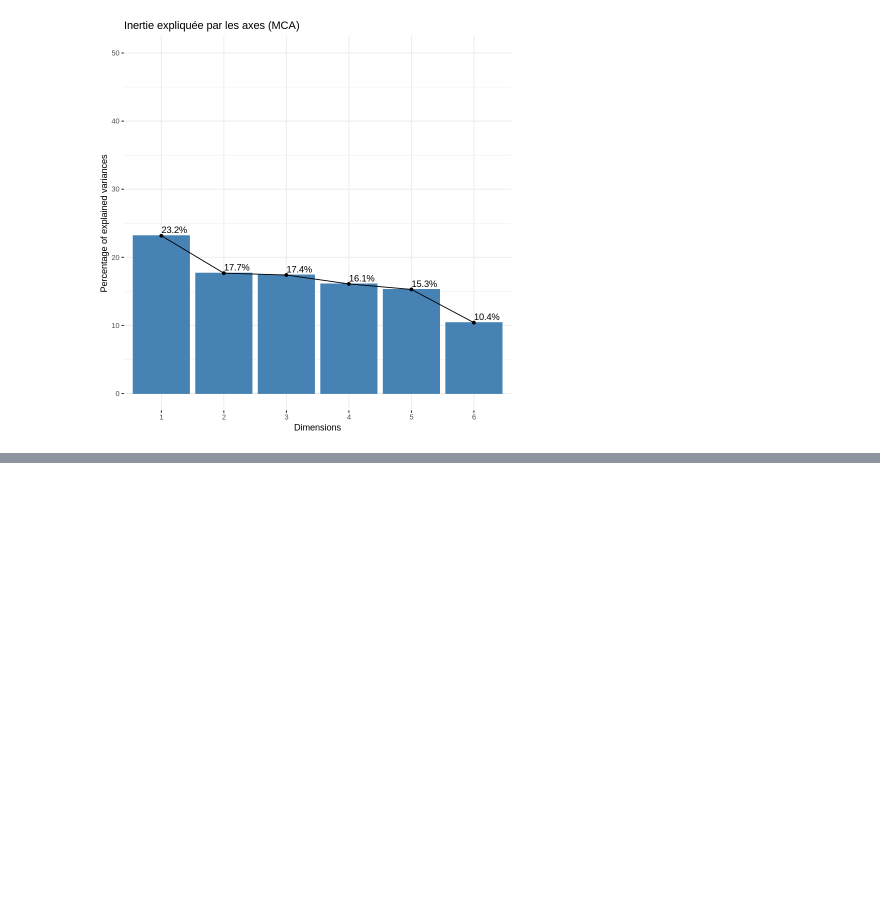
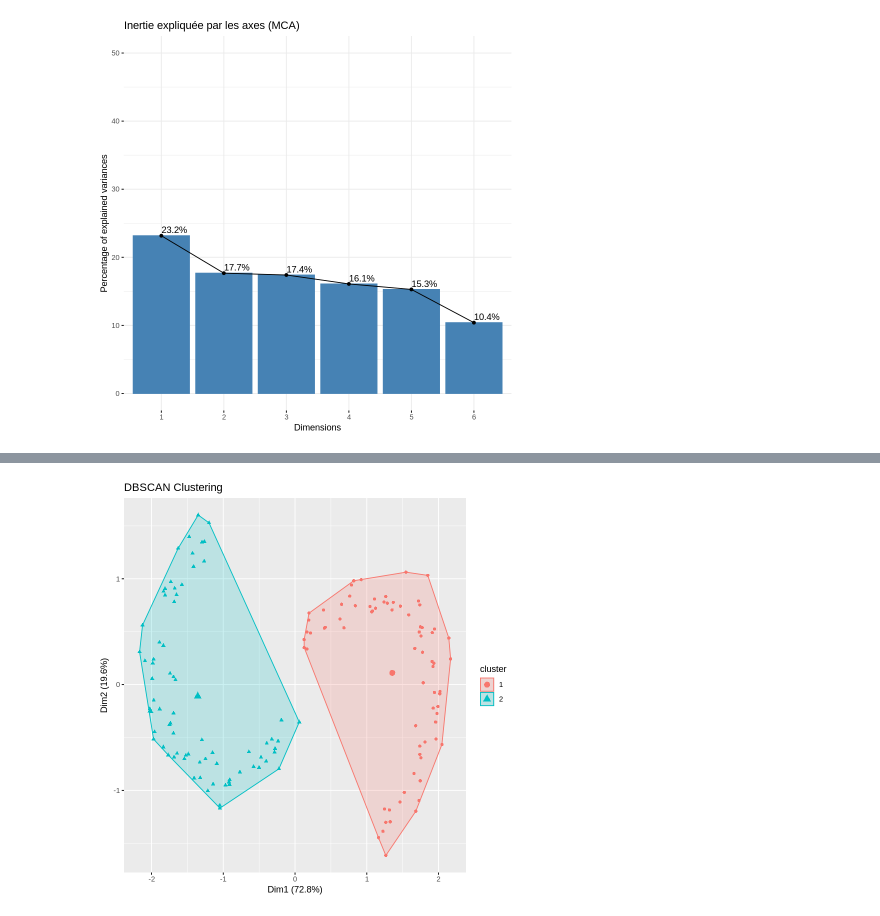
Before and after one commit to e-lprunier/Notebook_4A, a Jupyter notebook: Réduction_de_dimensionnalité_Clustering_notebook.ipynb, the cells around one changed output, grey strips where cells are left out. Drawn from its saved outputs; the diff is of its cells as text; code cells hidden in the pictures; blank space fills up the shorter version.

```diff
--- a/Réduction_de_dimensionnalité_Clustering_notebook.ipynb
+++ b/Réduction_de_dimensionnalité_Clustering_notebook.ipynb
@@ -914,0 +981,12 @@ fviz_screeplot(mca_qual,
+# %%
+# Appliquer DBSCAN
+
+two_half_moons <- read.csv("data_moon_2.csv")
+set.seed(123)
+dbscan_result <- dbscan(two_half_moons, eps = 0.3, minPts = 5)  # Ajuster les paramètres eps et minPts si nécessaire
+
+# Visualiser les clusters DBSCAN
+fviz_cluster(dbscan_result, two_half_moons, geom = "point",
+             main = "DBSCAN Clustering")
+# %% [output]
+[figure, added]
```
Also changed, not shown: parts of 29 cells of this notebook.
